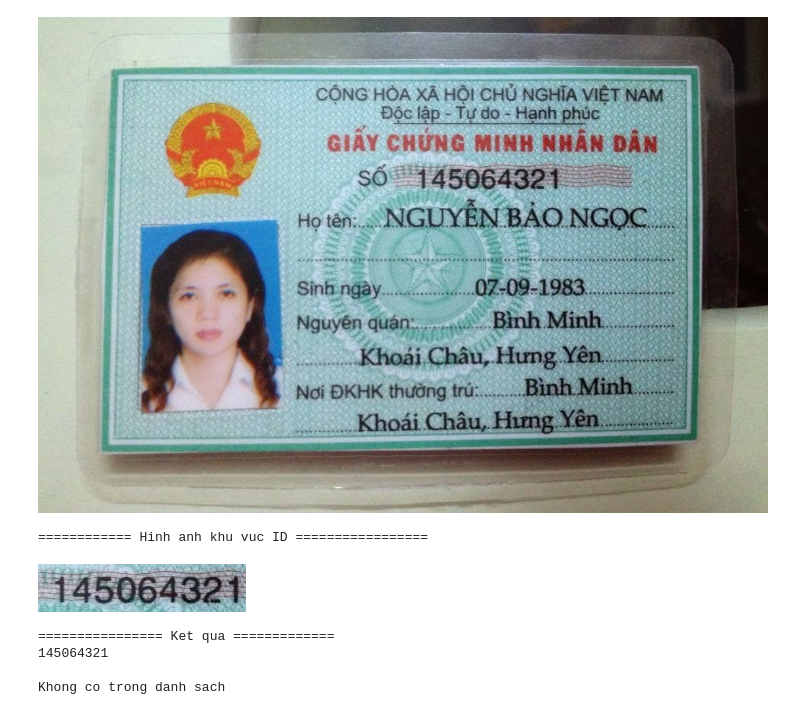
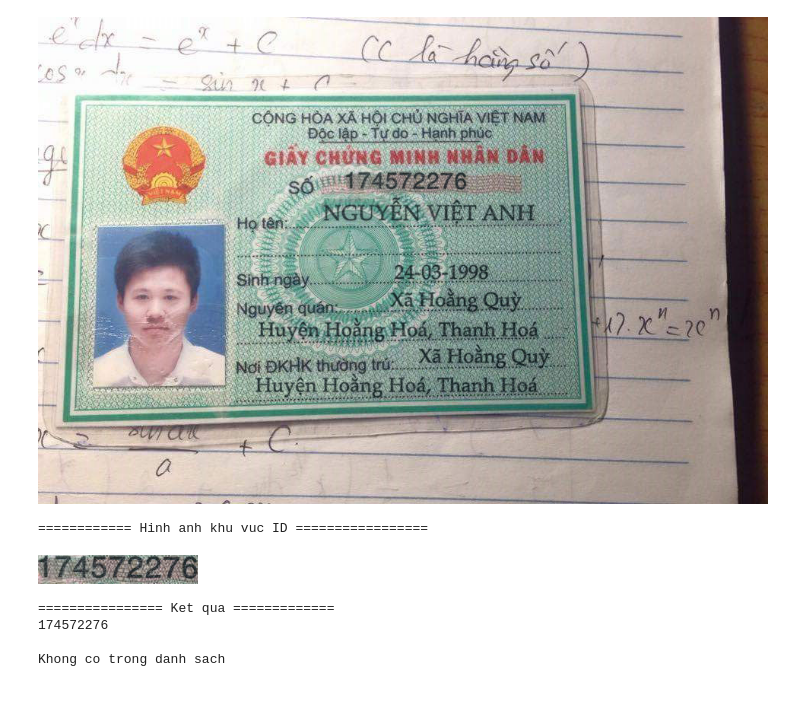
Before and after one commit to dieund/CS2225.CH1501, a Jupyter notebook: NhanDienCMND.ipynb, the cells around one changed output. Saved outputs shown, nothing was run; the diff lists cells and outputs as text; code cells hidden in the pictures.

```diff
--- a/NhanDienCMND.ipynb
+++ b/NhanDienCMND.ipynb
@@ -147,37 +143,37 @@ class Detector(object):
 
               return crop_img
 
 detection_model = Detector(path_to_model='./config_text_detection/model.tflite',
                            path_to_labels='./config_text_detection/label_map.pbtxt',
                            nms_threshold=0.2, score_threshold=0.3)
-img = cv2.imread('cmnd2.jpg')
+img = cv2.imread('cmnd1.jpg')
 cv2_imshow(img)
 IDImg = detection_model.draw(img)
 print('============ Hinh anh khu vuc ID =================')
 cv2_imshow(IDImg)
 
 
 gray = cv2.cvtColor(IDImg, cv2.COLOR_BGR2GRAY) #convert to grey to reduce detials
 gray = cv2.bilateralFilter(gray, 11, 17, 17) #Blur to reduce noise
 
 filename = "{}.png".format(os.getpid())
 cv2.imwrite(filename, gray)
 
 text = pytesseract.image_to_string(Image.open(filename))
 # Xóa ảnh tạm sau khi nhận dạng
 os.remove(filename)
 # In dòng chữ nhận dạng được
 print('================ Ket qua =============')
 print(text)
 if text == "174572276":
   print('Duoc vao')
 else:
   print('Khong co trong danh sach')
 # %% [output]
-[figure, old version]
+[figure, new version]
 ============ Hinh anh khu vuc ID =================
-[figure, old version]
+[figure, new version]
 ================ Ket qua =============
-145064321
+174572276
 
 Khong co trong danh sach
```
Also changed, not shown: parts of 3 cells of this notebook.
